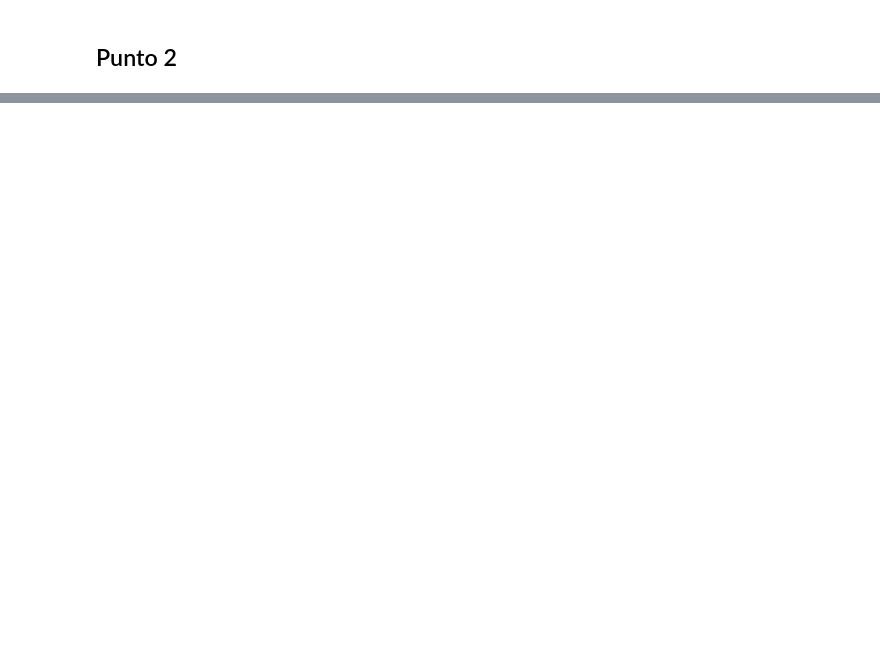
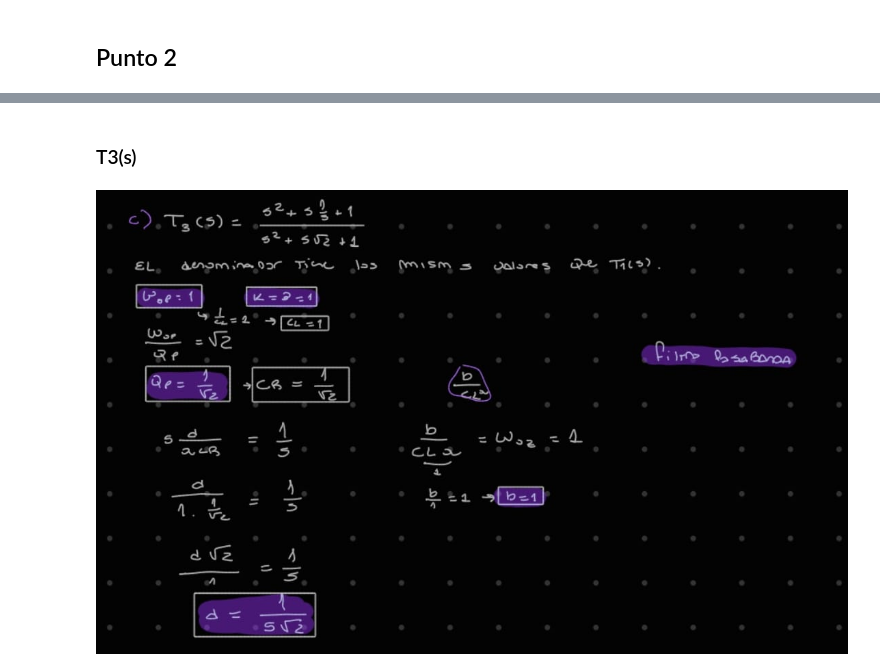
Before and after one commit to angiefantauzzofabio/APS, a Jupyter notebook: TS6/TS6.ipynb, the cells around one changed output, grey strips where cells are left out. Saved outputs shown, nothing was run; the diff lists cells and outputs as text; code cells hidden in the pictures; blank space fills up the shorter version.

```diff
--- a/TS6/TS6.ipynb
+++ b/TS6/TS6.ipynb
@@ -82,0 +95,6 @@ Image(filename=os.path.join(r"D:\APS2C\APS_nueva\TS6", "4.jpg"))
+# %% [markdown]
+### T3(s)
+# %%
+Image(filename=os.path.join("punto3_c.jpeg"))
+# %% [output]
+[figure, added]
```
Also changed, not shown: parts of 12 cells of this notebook, 14 other files.
